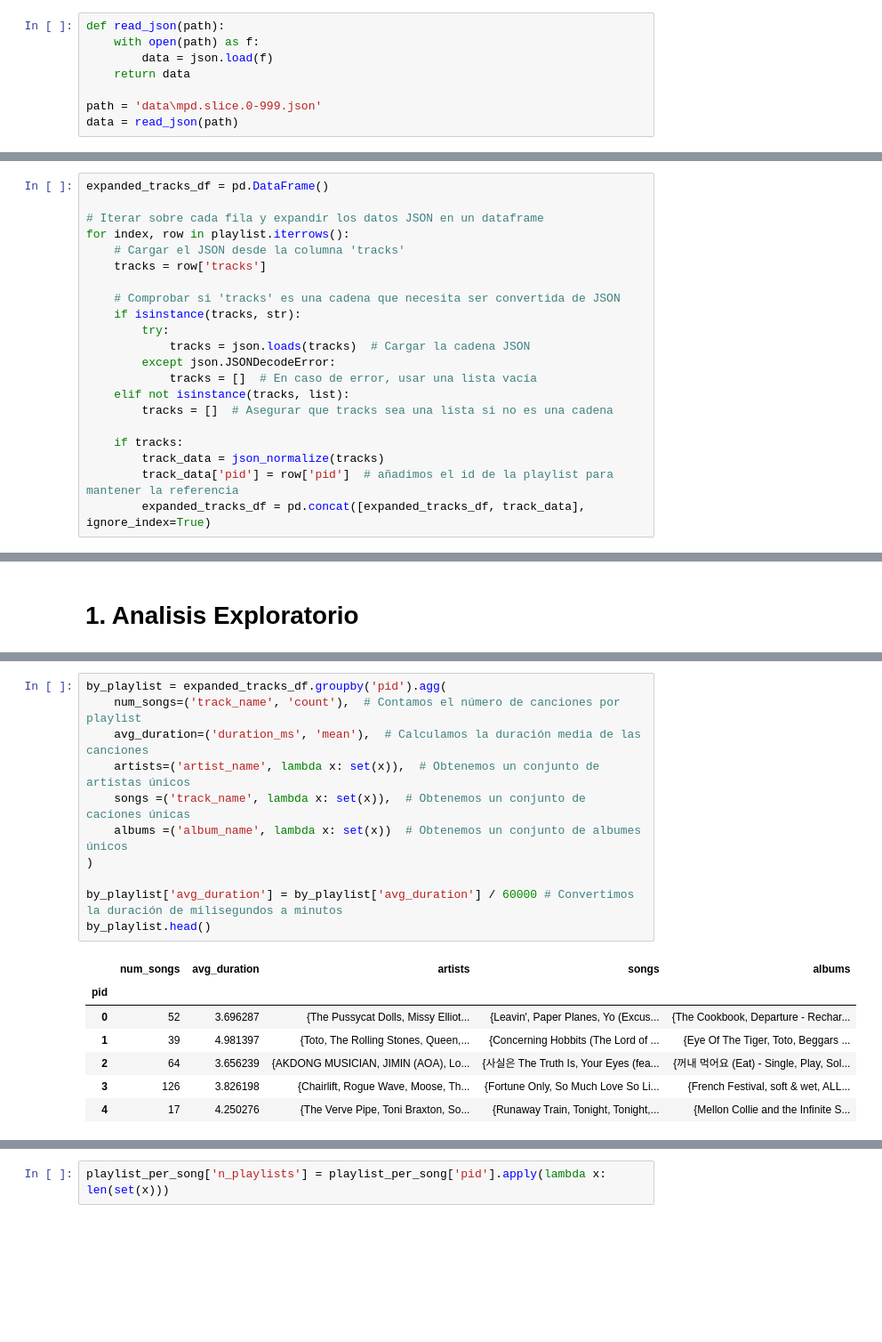
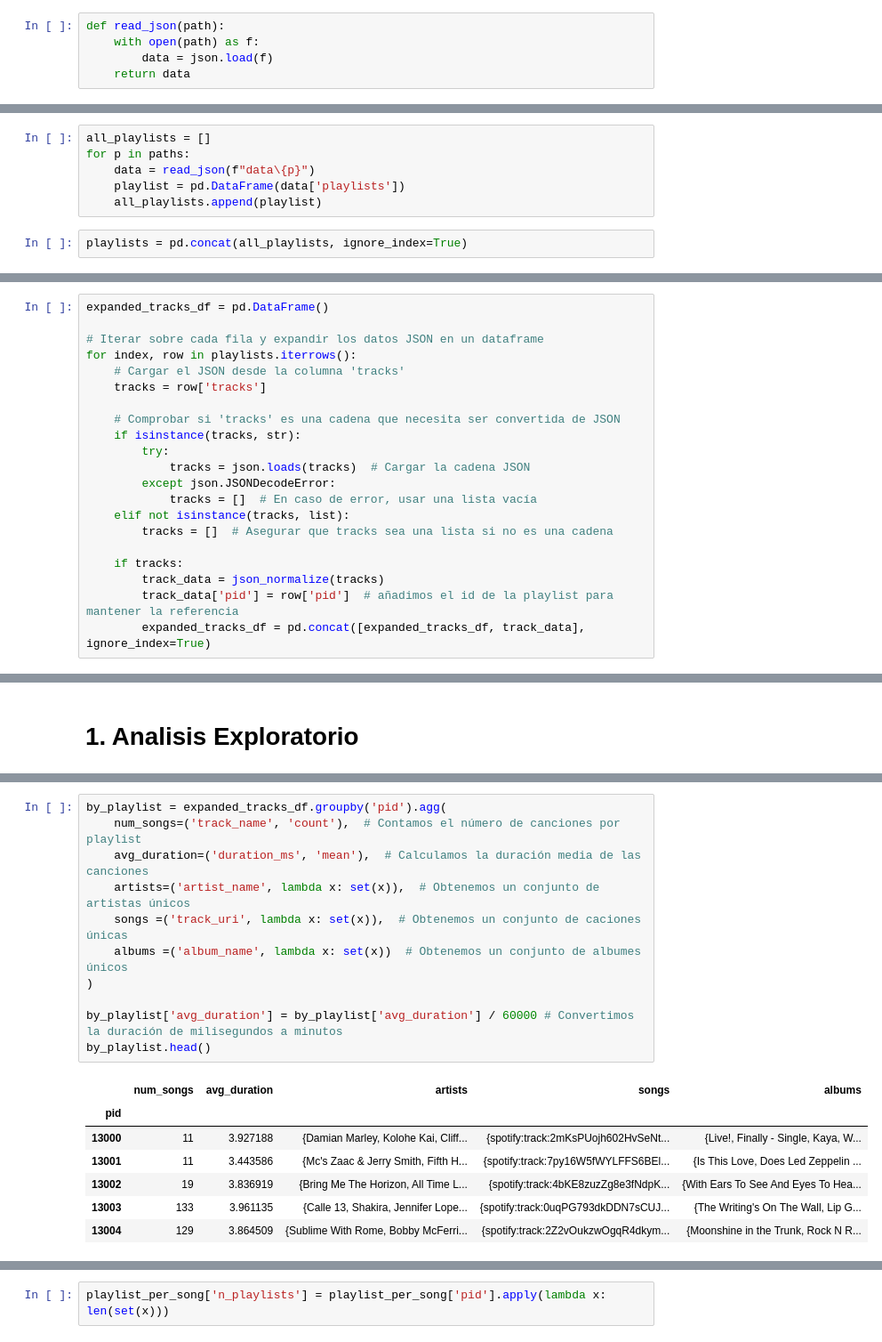
Before and after one commit to JavoAlejandro/Spotify_million_proj, a Jupyter notebook: avance.ipynb, the cells around one changed output, grey strips where cells are left out. Shown: that part at 89% size. Cells and saved outputs as stored; diff of their text form; blank space fills up the shorter version.

```diff
--- a/avance.ipynb
+++ b/avance.ipynb
@@ -10,6 +16,3 @@ def read_json(path):
     with open(path) as f:
         data = json.load(f)
     return data
-
-path = 'data\mpd.slice.0-999.json'
-data = read_json(path)
@@ -25,0 +19,8 @@ playlist.head()
+# %%
+all_playlists = []
+for p in paths:
+    data = read_json(f"data\{p}")
+    playlist = pd.DataFrame(data['playlists'])
+    all_playlists.append(playlist)
+# %%
+playlists = pd.concat(all_playlists, ignore_index=True)
@@ -27,7 +37,7 @@ playlist.head()
 expanded_tracks_df = pd.DataFrame()
 
 # Iterar sobre cada fila y expandir los datos JSON en un dataframe
-for index, row in playlist.iterrows():
+for index, row in playlists.iterrows():
     # Cargar el JSON desde la columna 'tracks'
     tracks = row['tracks']
 
@@ -140,22 +157,22 @@ expanded_tracks_df
 # %%
 by_playlist = expanded_tracks_df.groupby('pid').agg(
     num_songs=('track_name', 'count'),  # Contamos el número de canciones por playlist
     avg_duration=('duration_ms', 'mean'),  # Calculamos la duración media de las canciones
     artists=('artist_name', lambda x: set(x)),  # Obtenemos un conjunto de artistas únicos
-    songs =('track_name', lambda x: set(x)),  # Obtenemos un conjunto de caciones únicas
+    songs =('track_uri', lambda x: set(x)),  # Obtenemos un conjunto de caciones únicas
     albums =('album_name', lambda x: set(x))  # Obtenemos un conjunto de albumes únicos
 )
 
 by_playlist['avg_duration'] = by_playlist['avg_duration'] / 60000 # Convertimos la duración de milisegundos a minutos
 by_playlist.head()
 # %% [output]
 |  | num_songs | avg_duration | artists | songs | albums |
 | pid |  |  |  |  |  |
-| 0 | 52 | 3.696287 | {The Pussycat Dolls, Missy Elliot... | {Leavin', Paper Planes, Yo (Excus... | {The Cookbook, Departure - Rechar... |
-| 1 | 39 | 4.981397 | {Toto, The Rolling Stones, Queen,... | {Concerning Hobbits (The Lord of ... | {Eye Of The Tiger, Toto, Beggars ... |
-| 2 | 64 | 3.656239 | {AKDONG MUSICIAN, JIMIN (AOA), Lo... | {사실은 The Truth Is, Your Eyes (fea... | {꺼내 먹어요 (Eat) - Single, Play, Sol... |
-| 3 | 126 | 3.826198 | {Chairlift, Rogue Wave, Moose, Th... | {Fortune Only, So Much Love So Li... | {French Festival, soft & wet, ALL... |
-| 4 | 17 | 4.250276 | {The Verve Pipe, Toni Braxton, So... | {Runaway Train, Tonight, Tonight,... | {Mellon Collie and the Infinite S... |
+| 13000 | 11 | 3.927188 | {Damian Marley, Kolohe Kai, Cliff... | {spotify:track:2mKsPUojh602HvSeNt... | {Live!, Finally - Single, Kaya, W... |
+| 13001 | 11 | 3.443586 | {Mc's Zaac & Jerry Smith, Fifth H... | {spotify:track:7py16W5fWYLFFS6BEl... | {Is This Love, Does Led Zeppelin ... |
+| 13002 | 19 | 3.836919 | {Bring Me The Horizon, All Time L... | {spotify:track:4bKE8zuzZg8e3fNdpK... | {With Ears To See And Eyes To Hea... |
+| 13003 | 133 | 3.961135 | {Calle 13, Shakira, Jennifer Lope... | {spotify:track:0uqPG793dkDDN7sCUJ... | {The Writing's On The Wall, Lip G... |
+| 13004 | 129 | 3.864509 | {Sublime With Rome, Bobby McFerri... | {spotify:track:2Z2vOukzwOgqR4dkym... | {Moonshine in the Trunk, Rock N R... |
 # %%
 by_playlist.describe()
 # %% [output]
```
Also changed, not shown: parts of 25 cells of this notebook.
